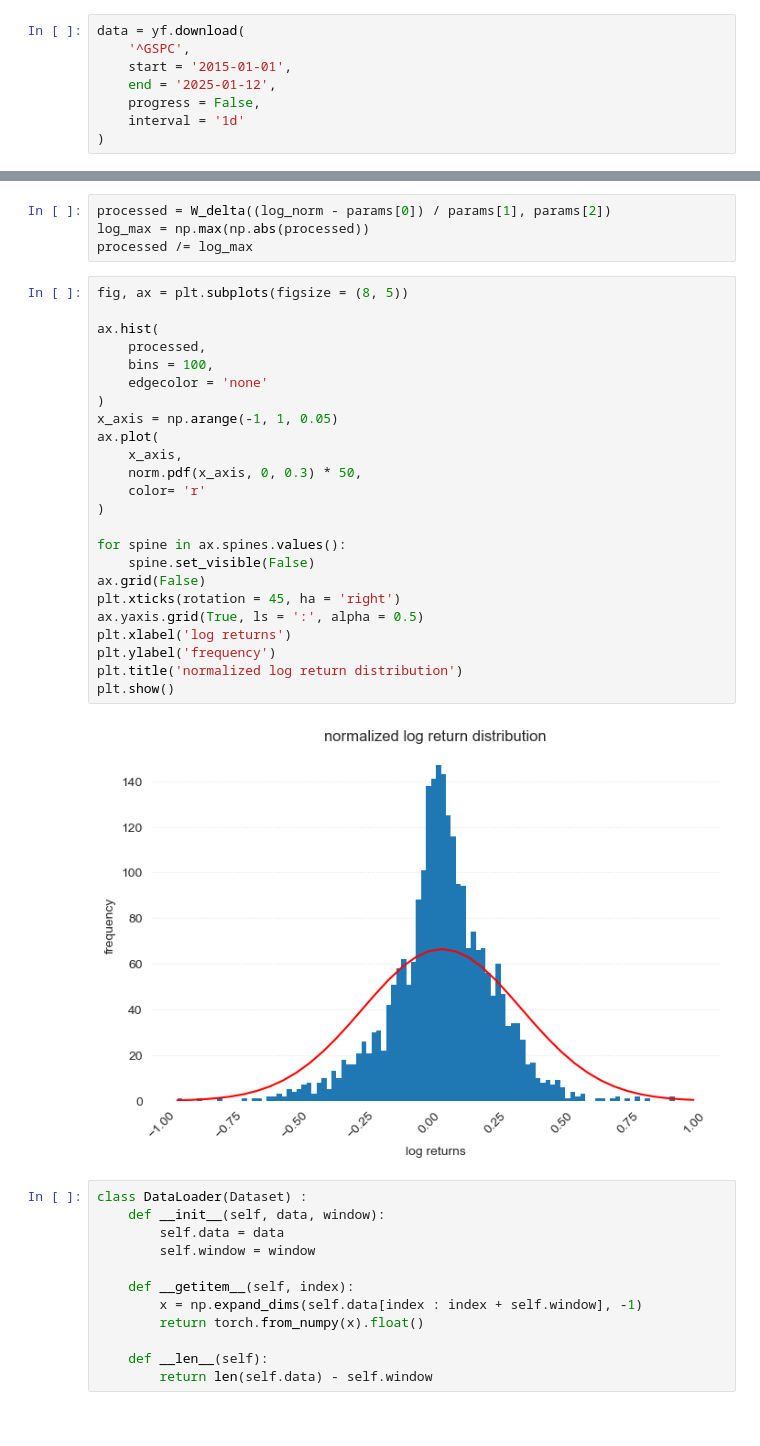
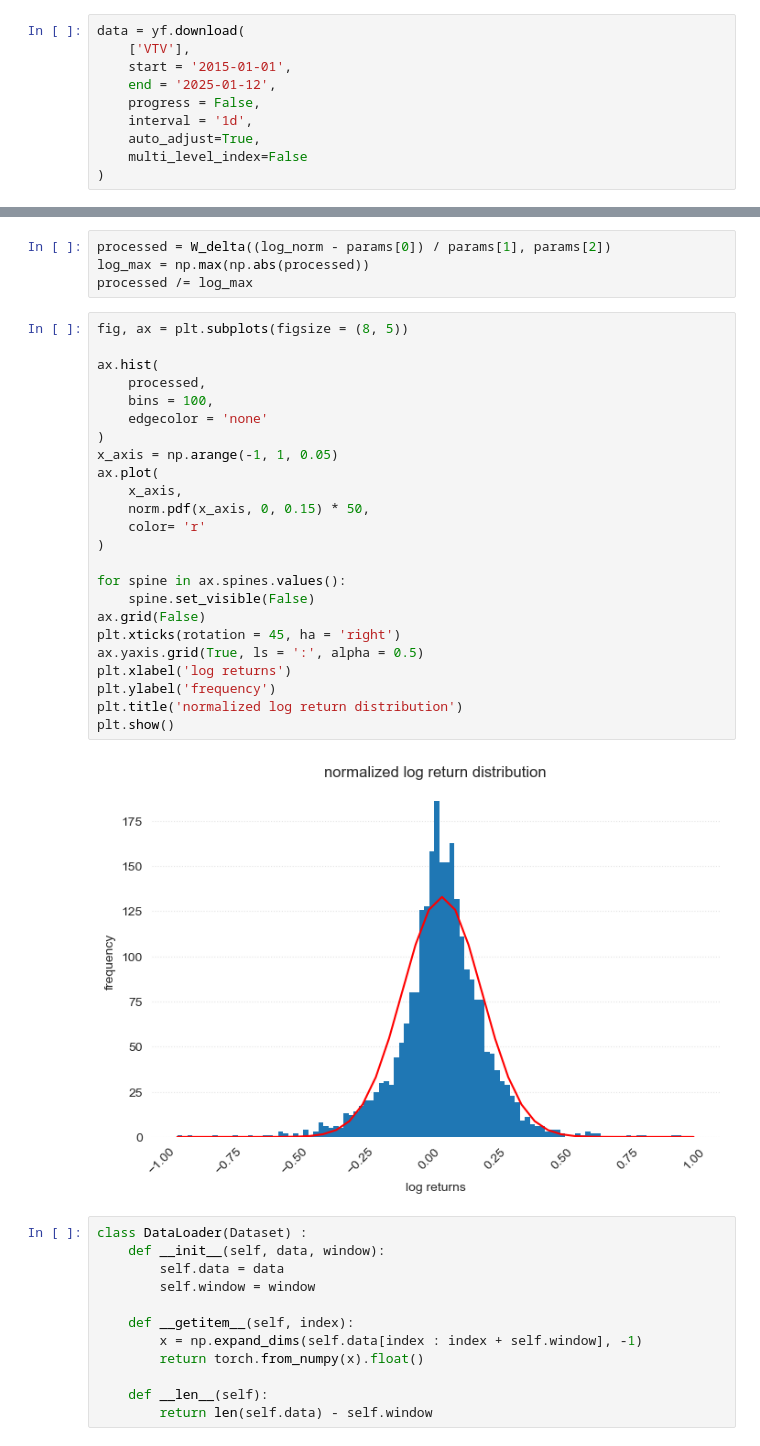
Before and after one commit to QuantifiSogang/2024-02SeniorMLFinance, a Jupyter notebook: Notes/Week12Backtesting&MonteCarloSimulation/04QuantGAN.ipynb, the cells around one changed output, grey strips where cells are left out. Saved outputs shown, nothing was run; the diff lists cells and outputs as text.

```diff
--- a/Notes/Week12Backtesting&MonteCarloSimulation/04QuantGAN.ipynb
+++ b/Notes/Week12Backtesting&MonteCarloSimulation/04QuantGAN.ipynb
@@ -49,11 +49,13 @@ torch.manual_seed(42)
 이 섹션에서는 SVNNs(신경망 기반 확률적 변동성 모델)를 구성하는 데 필수적인 신경망(NN) 토폴로지를 소개한다. 먼저 다층 퍼셉트론(Multilayer Perceptron, MLP)을 정의한다. 이후 TCNs(Temporal Convolutional Networks)의 형식적인 정의를 제공한다.
 # %%
 data = yf.download(
-    '^GSPC',
+    ['VTV'],
     start = '2015-01-01',
     end = '2025-01-12',
     progress = False,
-    interval = '1d'
+    interval = '1d',
+    auto_adjust=True,
+    multi_level_index=False
 )
 # %%
 log_ret = np.log(data['Close'] / data['Close'].shift(1))[1:]
@@ -141,29 +143,29 @@ processed /= log_max
 # %%
 fig, ax = plt.subplots(figsize = (8, 5))
 
 ax.hist(
     processed,
     bins = 100,
     edgecolor = 'none'
 )
 x_axis = np.arange(-1, 1, 0.05)
 ax.plot(
     x_axis,
-    norm.pdf(x_axis, 0, 0.3) * 50,
+    norm.pdf(x_axis, 0, 0.15) * 50,
     color= 'r'
 )
 
 for spine in ax.spines.values():
     spine.set_visible(False)
 ax.grid(False)
 plt.xticks(rotation = 45, ha = 'right')
 ax.yaxis.grid(True, ls = ':', alpha = 0.5)
 plt.xlabel('log returns')
 plt.ylabel('frequency')
 plt.title('normalized log return distribution')
 plt.show()
 # %% [output]
-[figure, old version]
+[figure, new version]
 # %%
 class DataLoader(Dataset) :
     def __init__(self, data, window):
```
Also changed, not shown: parts of 7 cells of this notebook, 3 other files.
